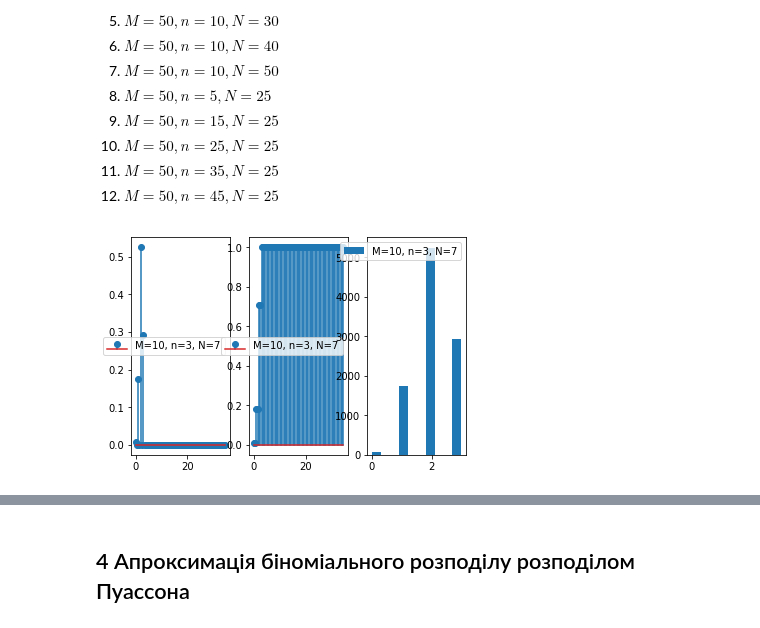
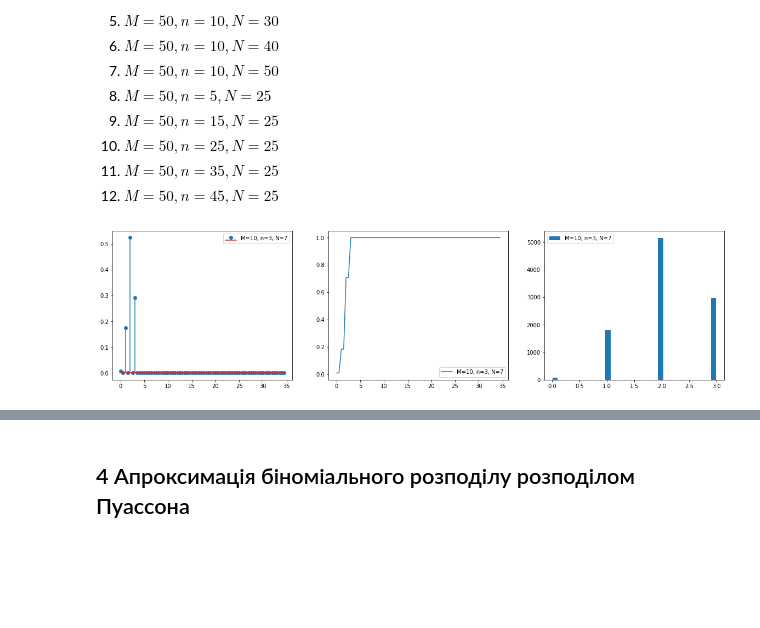
Before and after one commit to davendiy/pt_course2, a Jupyter notebook: Лабораторне заняття 4/Домашня робота 4.ipynb, the cells around one changed output, grey strips where cells are left out. Drawn from its saved outputs; the diff is of its cells as text; code cells hidden in the pictures; blank space fills up the shorter version.

```diff
--- a/Лабораторне заняття 4/Домашня робота 4.ipynb
+++ b/Лабораторне заняття 4/Домашня робота 4.ipynb
@@ -231,10 +231,10 @@ for n, p in [(15, 0.8), (15, 0.2), (20, 0.4), (20, 0.6), (7, 0.5), (25, 0.5), (1
     y1 = binom.pmf(x, n, p)
     y2 = binom.cdf(x, n, p)
     rand = binom.rvs(n=n, p=p, size=10000)
-    fig, axs = plt.subplots(1, 3, sharex=False, sharey=False)
-    axs[0].stem(x, y1, label='n={}, p={}'.format(n, p))
-    axs[1].stem(x, y2, label='n={}, p={}'.format(n, p))
-    axs[2].hist(rand, label='n={}, p={}'.format(n, p))
+    fig, axs = plt.subplots(1, 3, figsize=(20, 5))
+    axs[0].stem(x, y1, label='n={}, p={}'.format(n, p), use_line_collection=True)
+    axs[1].plot(x, y2, label='n={}, p={}'.format(n, p))
+    axs[2].hist(rand, label='n={}, p={}'.format(n, p), rwidth=0.9, bins='auto')
     axs[0].legend()
     axs[1].legend()
     axs[2].legend()
@@ -270,10 +270,10 @@ for p in [0.1, 0.2, 0.3, 0.4, 0.5, 0.6, 0.7, 0.8, 0.9]:
     y1 = geom.pmf(x, p)
     y2 = geom.cdf(x, p)
     rand = geom.rvs(p=p, size=10000)
-    fig, axs = plt.subplots(1, 3, sharex=False, sharey=False)
-    axs[0].stem(x, y1, label='p={}'.format(p))
-    axs[1].stem(x, y2, label='p={}'.format(p))
-    axs[2].hist(rand, label='p={}'.format(p))
+    fig, axs = plt.subplots(1, 3, figsize=(20, 5))
+    axs[0].stem(x, y1, label='p={}'.format(p), use_line_collection=True)
+    axs[1].plot(x, y2, label='p={}'.format(p))
+    axs[2].hist(rand, label='p={}'.format(p), rwidth=0.9, bins='auto')
     axs[0].legend()
     axs[1].legend()
     axs[2].legend()
@@ -310,10 +310,10 @@ for mu in [0.1, 0.2, 0.3, 0.4, 0.5, 0.6, 0.7, 0.8, 0.9]:
     y1 = poisson.pmf(x, mu)
     y2 = poisson.cdf(x, mu)
     rand = poisson.rvs(mu=mu, size=10000)
-    fig, axs = plt.subplots(1, 3, sharex=False, sharey=False)
-    axs[0].stem(x, y1, label='mu={}'.format(mu))
-    axs[1].stem(x, y2, label='mu={}'.format(mu))
-    axs[2].hist(rand, label='mu={}'.format(mu))
+    fig, axs = plt.subplots(1, 3, figsize=(20, 5))
+    axs[0].stem(x, y1, label='mu={}'.format(mu), use_line_collection=True)
+    axs[1].plot(x, y2, label='mu={}'.format(mu))
+    axs[2].hist(rand, label='mu={}'.format(mu), bins='auto', rwidth=0.9)
     axs[0].legend()
     axs[1].legend()
     axs[2].legend()
@@ -344,14 +344,14 @@ for mu in [0.1, 0.2, 0.3, 0.4, 0.5, 0.6, 0.7, 0.8, 0.9]:
 from scipy.stats import nbinom
 
 for n, p in [(15, 0.8), (15, 0.2), (20, 0.4), (20, 0.6), (7, 0.5), (25, 0.5), (100, 0.5)]:
-    x = np.arange(0, N_constant, 0.5)
+    x = np.arange(0, 160, 0.5)
     y1 = nbinom.pmf(x, p=p, n=n)
     y2 = nbinom.cdf(x, p=p, n=n)
     rand = nbinom.rvs(p=p, n=n, size=10000)
-    fig, axs = plt.subplots(1, 3, sharex=False, sharey=False)
-    axs[0].stem(x, y1, label='n={}, p={}'.format(n, p))
-    axs[1].stem(x, y2, label='n={}, p={}'.format(n, p))
-    axs[2].hist(rand, label='n={}, p={}'.format(n, p))
+    fig, axs = plt.subplots(1, 3, figsize=(20, 5))
+    axs[0].stem(x, y1, label='n={}, p={}'.format(n, p), use_line_collection=True)
+    axs[1].plot(x, y2, label='n={}, p={}'.format(n, p))
+    axs[2].hist(rand, label='n={}, p={}'.format(n, p), bins='auto', rwidth=0.9)
     axs[0].legend()
     axs[1].legend()
     axs[2].legend()
@@ -382,21 +382,21 @@ for n, p in [(15, 0.8), (15, 0.2), (20, 0.4), (20, 0.6), (7, 0.5), (25, 0.5), (1
 # %%
 # Місце для Вашого коду
 
 from scipy.stats import hypergeom
 
 for M, n, N in [(10, 3, 7), (50, 10, 5), (50, 10, 10), (50, 10, 20),
                (50, 10, 30), (50, 10, 40), (50, 10, 50), (50, 5, 25),
                (50, 15, 25), (50, 35, 25), (50, 45, 25)]:
     x = np.arange(0, N_constant, 0.5)
     y1 = hypergeom.pmf(x, M=M, n=n, N=N)
     y2 = hypergeom.cdf(x, M=M, n=n, N=N)
     rand = hypergeom.rvs(M=M, n=n, N=N, size=10000)
-    fig, axs = plt.subplots(1, 3, sharex=False, sharey=False)
-    axs[0].stem(x, y1, label='M={}, n={}, N={}'.format(M, n, N))
-    axs[1].stem(x, y2, label='M={}, n={}, N={}'.format(M, n, N))
-    axs[2].hist(rand, label='M={}, n={}, N={}'.format(M, n, N))
+    fig, axs = plt.subplots(1, 3, figsize=(20, 5))
+    axs[0].stem(x, y1, label='M={}, n={}, N={}'.format(M, n, N), use_line_collection=True)
+    axs[1].plot(x, y2, label='M={}, n={}, N={}'.format(M, n, N))
+    axs[2].hist(rand, label='M={}, n={}, N={}'.format(M, n, N), bins=28, rwidth=0.9)
     axs[0].legend()
     axs[1].legend()
     axs[2].legend()
 # %% [output]
-[figure, old version]
+[figure, new version]
```
Also changed, not shown: parts of 18 cells of this notebook, 2 other files.
